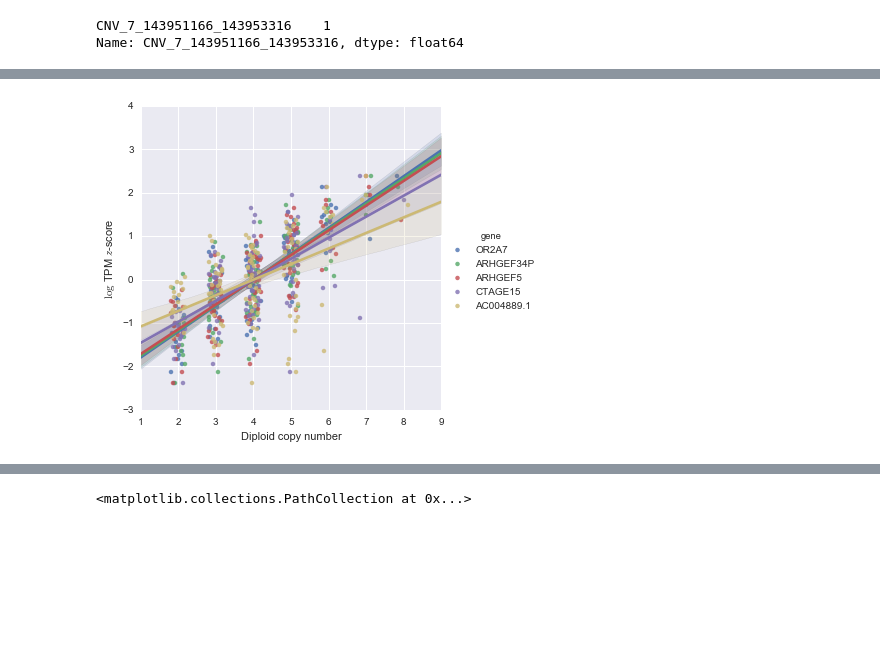
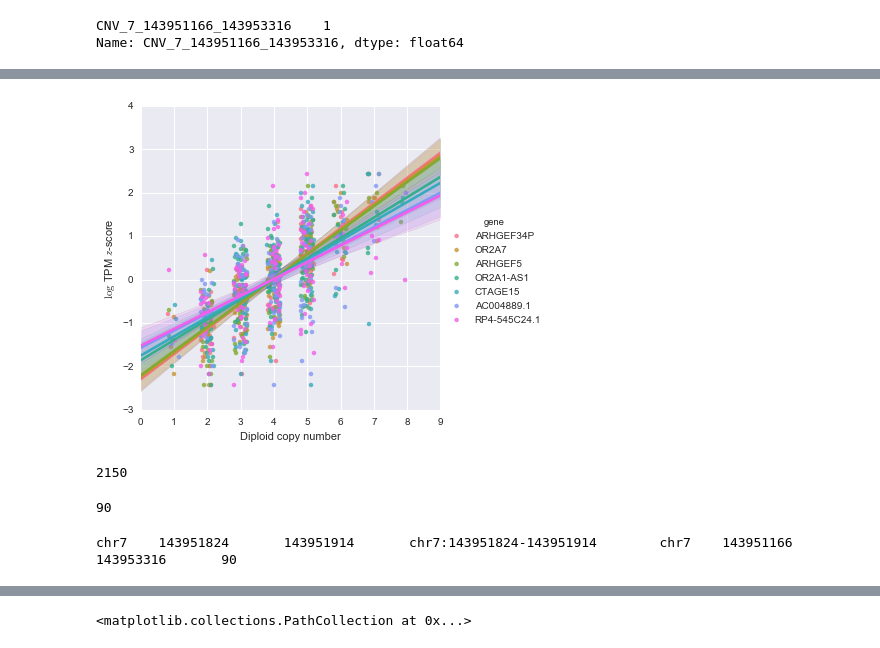
Before and after one commit to frazer-lab/cardips-ipsc-eqtl, a Jupyter notebook: notebooks/mCNV Analysis.ipynb, the cells around one changed output, grey strips where cells are left out. Drawn from its saved outputs; the diff is of its cells as text; code cells hidden in the pictures; blank space fills up the shorter version.

```diff
--- a/notebooks/mCNV Analysis.ipynb
+++ b/notebooks/mCNV Analysis.ipynb
@@ -75,7 +75,7 @@ fn = os.path.join(ciepy.root, 'output', 'cnv_processing', 'roadmap_overlap.tsv')
 roadmap_overlap = pd.read_table(fn, index_col=0)
 # %%
-fn = os.path.join(ciepy.root, 'output', 'cnv_processing', 'cnv_info.tsv')
-cnv_info = pd.read_table(fn, index_col=0)
+fn = os.path.join(ciepy.root, 'output', 'cnv_processing', 'gs_info.pickle')
+gs_info = cPickle.load(open(fn))
 fn = os.path.join(ciepy.root, 'private_output', 'cnv_processing', 'mcnvs.tsv')
 mcnvs = pd.read_table(fn, index_col=0)
 # %%
@@ -101,0 +98,3 @@ mcnv_samples = eqtl_samples[eqtl_samples.subject_id.apply(lambda x: x in mcnv_su
+# %%
+fn = os.path.join(ciepy.root, 'output', 'eqtl_input', 'unrelateds.tsv')
+mcnv_samples = pd.read_table(fn, index_col=0)
@@ -113,7 +116,7 @@ mcnvs_f = mcnvs[mcnv_samples.wgs_id]
 b = mcnvs_f.apply(lambda x: x.value_counts().max() < mcnvs_f.shape[1] - np.floor(mcnvs_f.shape[1] * 0.05), axis=1)
 mcnvs_f = mcnvs_f[b]
 # %%
-t = cnv_info.ix[mcnvs_f.index]
+t = gs_info.ix[mcnvs_f.index]
 s = '\n'.join(t.chrom + '\t' + t.start.astype(str) + '\t' + t.end.astype(str) +
               '\t' + t.name) + '\n'
 mcnvs_bt = pbt.BedTool(s, from_string=True)
@@ -195,7 +198,7 @@ if not os.path.exists(fn):
     r = sms.sandbox.stats.multicomp.multipletests(reg_results.pvalue, method='fdr_bh')
     reg_results['bh_pvalue'] = r[1]
     reg_results['bh_sig'] = r[0]
-    reg_results = reg_results.merge(cnv_info, left_on='cnv', right_index=True).drop(['name'], axis=1)
+    reg_results = reg_results.merge(gs_info, left_on='cnv', right_index=True).drop(['name'], axis=1)
     reg_results = reg_results.merge(gene_info, left_on='gene', right_index=True, suffixes=['', '_gene'])
     reg_results['overlap_gene'] = (((reg_results.start > reg_results.start_gene) &
                                     (reg_results.start < reg_results.end_gene)) |
@@ -494,18 +575,21 @@ not_sig_cnvs = set(reg_results.cnv) - set(sig.cnv)
 # %%
-s = set(sig.ix[sig.overlap_gene, 'gene'])
-t = sig[sig.gene.apply(lambda x: x not in s)]
-tt = t[t.cnv == 'CNV_7_143951166_143953316']
+# s = set(sig.ix[sig.overlap_gene, 'gene'])
+# t = sig[sig.gene.apply(lambda x: x not in s)]
+# tt = t[t.cnv == 'CNV_7_143951166_143953316']
+tt = sig[sig.cnv == 'CNV_7_143951166_143953316']
 
 data = []
 for gene in tt.gene:
     d = mcnv_data(gene)
     d['gene'] = gene_info.ix[gene, 'gene_name']
     data.append(d)
 data = pd.concat(data)
 
+data.to_csv(os.path.join(outdir, 'CNV_7_143951166_143953316_data.tsv'), sep='\t')
+
 sns.lmplot(x='CNV_7_143951166_143953316', y='exp', data=data, hue='gene', x_jitter=0.2)
 plt.ylabel('$\log$ TPM $z$-score')
 plt.xlabel('Diploid copy number')
 plt.savefig(os.path.join(outdir, 'CNV_7_143951166_143953316_example.pdf'))
 # %% [output]
-[figure, old version]
+[figure, new version]
@@ -512,3 +601,15 @@ plt.savefig(os.path.join(outdir, 'CNV_7_143951166_143953316_example.pdf'))
+# %%
+143953316 - 143951166
+# %% [output]
+2150
+# %%
+143951914 - 143951824
+# %% [output]
+90
+# %%
+res.head()
+# %% [output]
+chr7    143951824       143951914       chr7:143951824-143951914        chr7    143951166       143953316       90
 # %%
 for g in tt.gene:
     plot_results(g)
```
Also changed, not shown: parts of 42 cells of this notebook, 22 other files.
